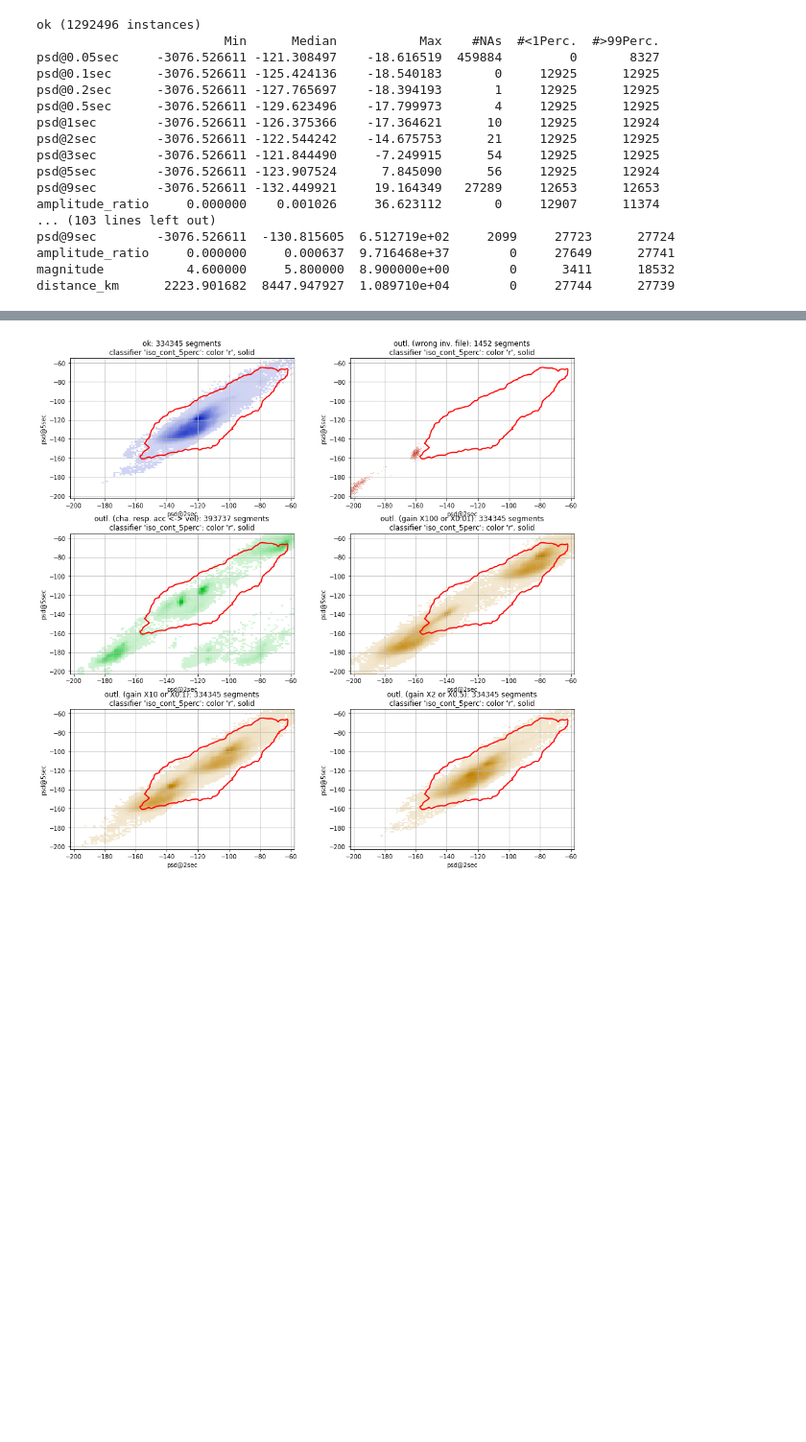
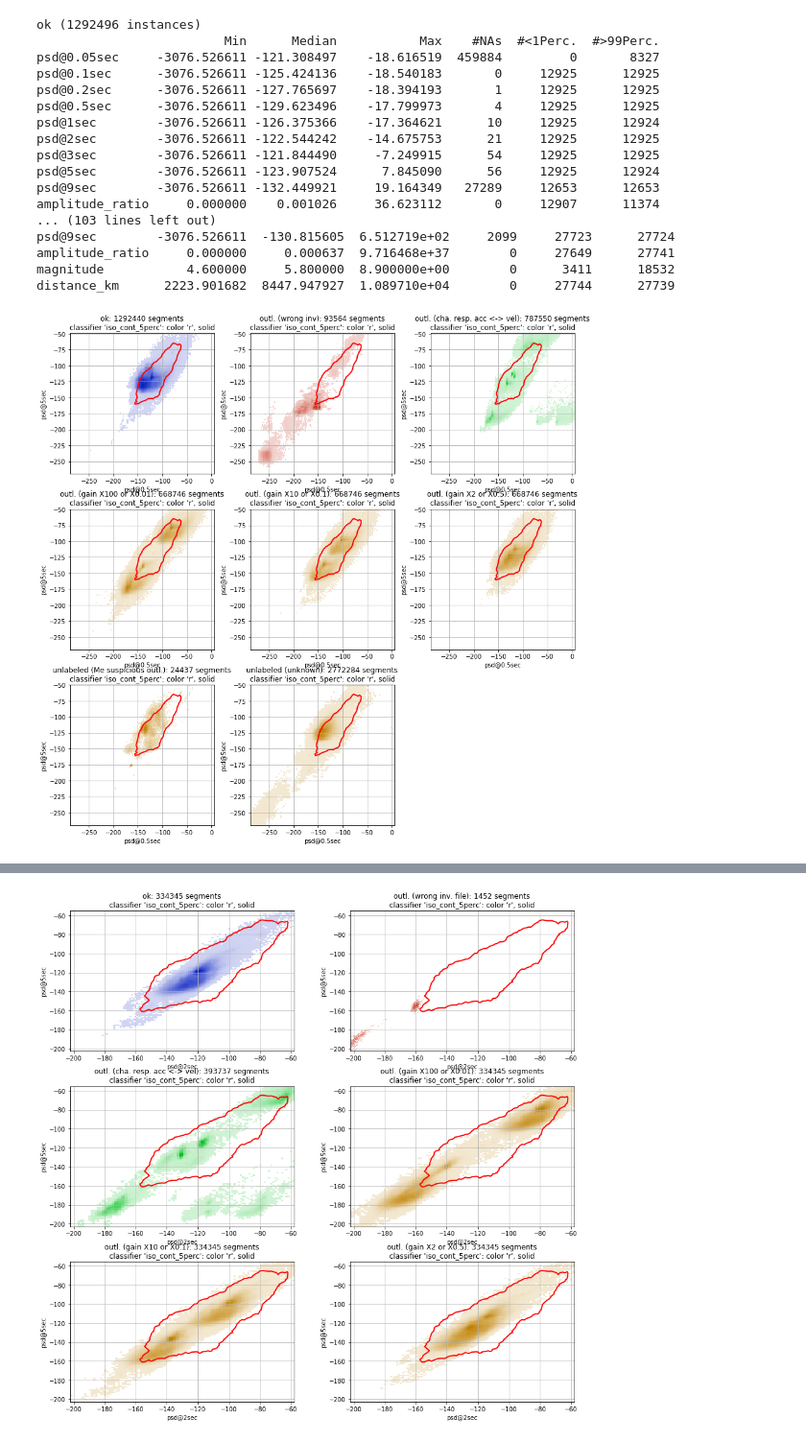
Before and after one commit to rizac/sod, a Jupyter notebook: sod/jupyter/Inspect.dataset.globalset.ipynb, the cells around one changed output, grey strips where cells are left out. Shown: that part at 96% size. Cells and saved outputs as stored; diff of their text form; code cells hidden in the pictures; blank space fills up the shorter version.

```diff
--- a/sod/jupyter/Inspect.dataset.globalset.ipynb
+++ b/sod/jupyter/Inspect.dataset.globalset.ipynb
@@ -42,6 +42,16 @@ psd@9sec        -3076.526611  -130.815605  6.512719e+02     2099     27723
 amplitude_ratio     0.000000     0.000637  9.716468e+37        0     27649      27741
 magnitude           4.600000     5.800000  8.900000e+00        0      3411      18532
 distance_km      2223.901682  8447.947927  1.089710e+04        0     27744      27739
+# %%
+import importlib
+import sod.core.plot as sod_plot
+importlib.reload(sod_plot)
+
+%matplotlib inline
+
+fig = sod_plot.plot(dataframe, 'psd@0.5sec', 'psd@5sec', axis_lim=.9901, clfs={'iso_cont_5perc': clf_iso_cont_5perc})
+# %% [output]
+[figure, added]
 # %%
 import importlib
 import sod.core.plot as sod_plot
```
Also changed, not shown: parts of 2 cells of this notebook, 1 other file.
